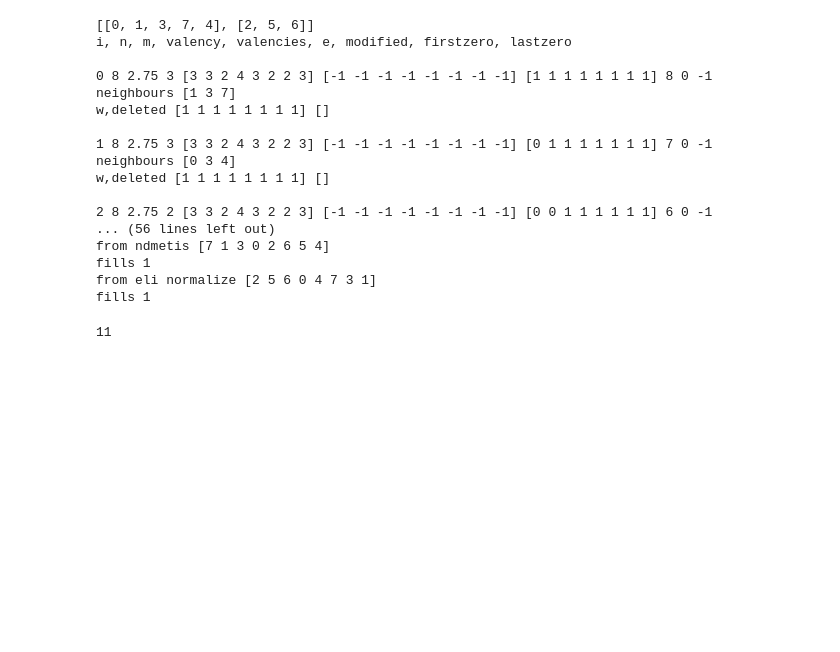
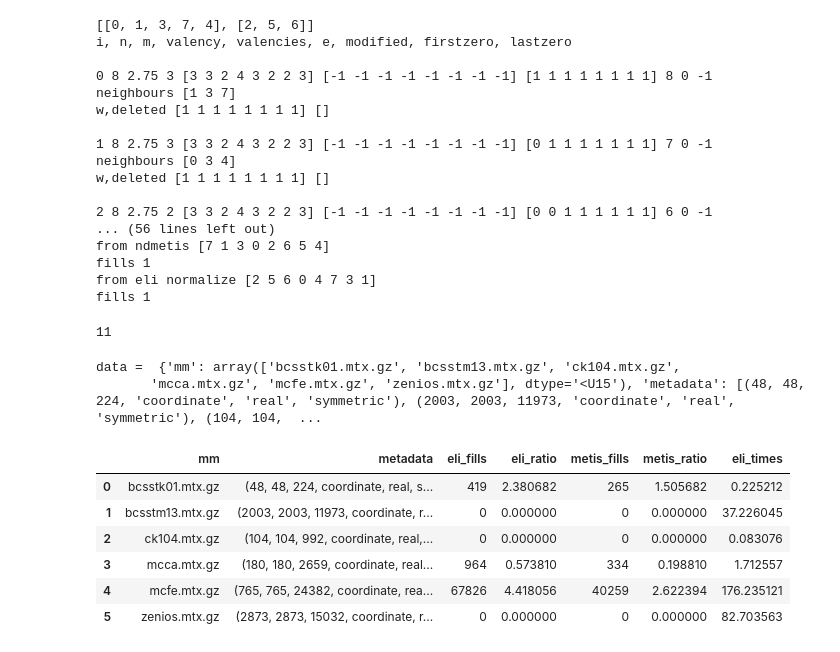
Before and after one commit to berylgithub/eli, a Jupyter notebook: elimination_ordering.ipynb, the cells around one changed output. Cells and saved outputs as stored; diff of their text form; code cells hidden in the pictures; blank space fills up the shorter version.

Commit message:
added matrix metadata

```diff
--- a/elimination_ordering.ipynb
+++ b/elimination_ordering.ipynb
@@ -915,10 +915,10 @@ def iperm_to_orderlist(filename):
     actual_order = actual_order.astype(np.int64, copy=False)
     return actual_order
 
-def load_matrix_market(filename):
+def load_matrix_market(filename, get_mat_meta=False):
     '''test using matrices from matrix market'''
     #filename = "matrices/bcsstm01.mtx.gz"
-    print(mminfo(filename))
+    metadata = mminfo(filename)
     Matrix = mmread(filename)
     A = Matrix.toarray()
     #print(A)
@@ -937,7 +937,10 @@ def load_matrix_market(filename):
     #print("nz")
     A[np.nonzero(A)] = 1
     #print(A)
-    return A
+    if get_mat_meta:
+        return A, metadata
+    else:
+        return A
 
 graph = np.array([
             [0, 0, 1, 0, 0, 0, 0, 1, 1],
@@ -1019,8 +1034,10 @@ fills_eli = []
 fills_metis = []
 fills_eli_ratio = []
 fills_metis_ratio = []
+mat_metadata = []
 for f in onlyfiles:
-    G = load_matrix_market(mypath+f)
+    G, metadata = load_matrix_market(mypath+f,get_mat_meta=True)
+    mat_metadata.append(metadata) #matrix metadata
     edges = np.sum(G[np.triu_indices(G.shape[0], 1)]) #sum of upper triangular
     #initialize: MUST always be in global scope:
     G1 = np.copy(G)
@@ -1049,23 +1066,25 @@ for f in onlyfiles:
     #print("sorted e", sorted(metis_order))
 
 print("mm",onlyfiles)
+print("metadata",mat_metadata)
 print("eli",fills_eli)
 print("metis",fills_metis)
 print("eli fills/sum(triu)",fills_eli_ratio)
 print("metis fills/sum(triu)",fills_metis_ratio)
 print("eli_times",times)
+
 #store results in file
 data = {
     "mm": onlyfiles,
-    "eli": fills_eli,
+    "metadata": mat_metadata,
+    "eli_fills": fills_eli,
     "eli_ratio": fills_eli_ratio,
-    "metis": fills_metis,
+    "metis_fills": fills_metis,
     "metis_ratio": fills_metis_ratio,
     "eli_times": times,
 }
 with open('data.p', 'wb') as fp:
     pickle.dump(data, fp)
-
 with open('data.p', 'rb') as fp:
     data = pickle.load(fp)
     print("data = ",data)
@@ -1209,3 +1264,20 @@ upper_tri = G[np.triu_indices(G.shape[0], 1)]
 print(np.sum(upper_tri))
 # %% [output]
 11
+# %%
+import pandas as pd
+with open('data.p', 'rb') as fp:
+    data = pickle.load(fp)
+    print("data = ",data)
+
+pd.DataFrame.from_dict(data)
+# %% [output]
+data =  {'mm': array(['bcsstk01.mtx.gz', 'bcsstm13.mtx.gz', 'ck104.mtx.gz',
+       'mcca.mtx.gz', 'mcfe.mtx.gz', 'zenios.mtx.gz'], dtype='<U15'), 'metadata': [(48, 48, 224, 'coordinate', 'real', 'symmetric'), (2003, 2003, 11973, 'coordinate', 'real', 'symmetric'), (104, 104,  ...
+|  | mm | metadata | eli_fills | eli_ratio | metis_fills | metis_ratio | eli_times |
+| 0 | bcsstk01.mtx.gz | (48, 48, 224, coordinate, real, s... | 419 | 2.380682 | 265 | 1.505682 | 0.225212 |
+| 1 | bcsstm13.mtx.gz | (2003, 2003, 11973, coordinate, r... | 0 | 0.000000 | 0 | 0.000000 | 37.226045 |
+| 2 | ck104.mtx.gz | (104, 104, 992, coordinate, real,... | 0 | 0.000000 | 0 | 0.000000 | 0.083076 |
+| 3 | mcca.mtx.gz | (180, 180, 2659, coordinate, real... | 964 | 0.573810 | 334 | 0.198810 | 1.712557 |
+| 4 | mcfe.mtx.gz | (765, 765, 24382, coordinate, rea... | 67826 | 4.418056 | 40259 | 2.622394 | 176.235121 |
+| 5 | zenios.mtx.gz | (2873, 2873, 15032, coordinate, r... | 0 | 0.000000 | 0 | 0.000000 | 82.703563 |
```
Also changed, not shown: parts of 2 cells of this notebook.
